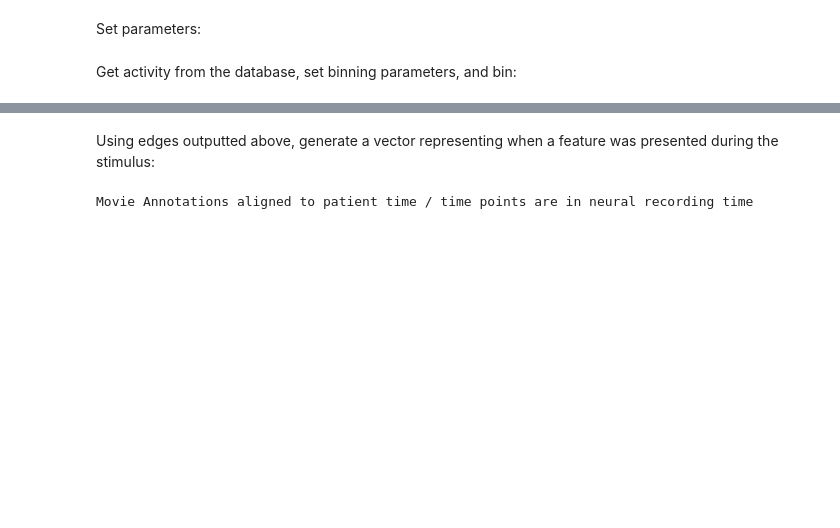
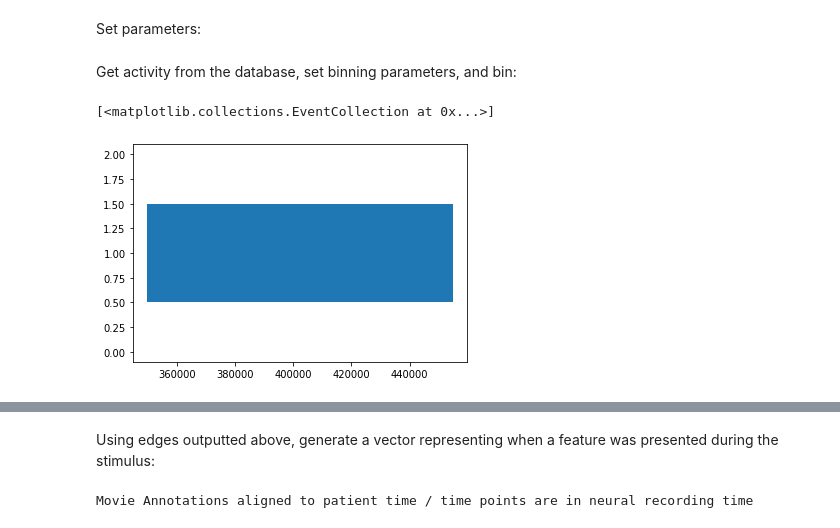
Before and after one commit to mackelab/epiphyte, a Jupyter notebook: analysis/example_analysis.ipynb, the cells around one changed output, grey strips where cells are left out. Saved outputs shown, nothing was run; the diff lists cells and outputs as text; code cells hidden in the pictures; blank space fills up the shorter version.

```diff
--- a/analysis/example_analysis.ipynb
+++ b/analysis/example_analysis.ipynb
@@ -19,7 +23,7 @@ import annotation.stimulus_driven_annotation.movies.annotation_utils as utils
 # %% [markdown]
 Set parameters:
 # %%
-patient_id = 60
+patient_id = 2
 session_nr = 1
 unit_nr = 0
 bin_size = 1000
@@ -32,3 +37,8 @@ exclude_pauses = False
 output_edges = True
 
 binned_spikes, edges = binning.bin_spikes(patient_id, session_nr, spike_times, bin_size, exclude_pauses, output_edges)
+# %%
+plt.eventplot(spike_times)
+# %% [output]
+[<matplotlib.collections.EventCollection at 0x...>]
+[figure, added]
```
Also changed, not shown: parts of 19 cells of this notebook, 4 other files.
